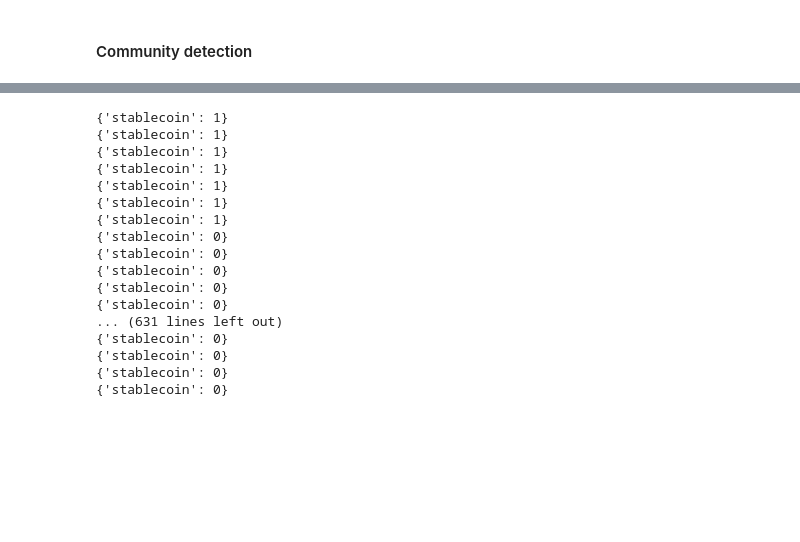
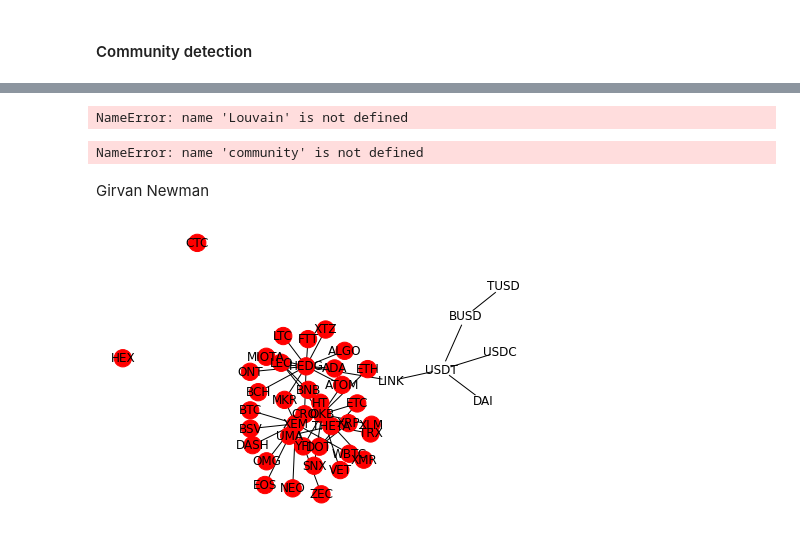
Before and after one commit to FedeScenna/Crypto_NetworkAnalysis, a Jupyter notebook: 05_NetworkAnalysis.ipynb, the cells around one changed output, grey strips where cells are left out. Saved outputs shown, nothing was run; the diff lists cells and outputs as text; code cells hidden in the pictures; blank space fills up the shorter version.

Commit message:
louvain and modularity

```diff
--- a/05_NetworkAnalysis.ipynb
+++ b/05_NetworkAnalysis.ipynb
@@ -396,21 +164,50 @@ KeyError: 'pos'
-# %%
-for edge in G.edges():
-    print(G.nodes[edge[0]])
-# %% [output]
-{'stablecoin': 1}
-{'stablecoin': 1}
-{'stablecoin': 1}
-{'stablecoin': 1}
-{'stablecoin': 1}
-{'stablecoin': 1}
-{'stablecoin': 1}
-{'stablecoin': 0}
-{'stablecoin': 0}
-{'stablecoin': 0}
-{'stablecoin': 0}
-{'stablecoin': 0}
-... (631 lines left out)
-{'stablecoin': 0}
-{'stablecoin': 0}
-{'stablecoin': 0}
-{'stablecoin': 0}
+# %%
+Louvain
+# %% [output]
+NameError: name 'Louvain' is not defined
+# %%
+communities = community.louvain_communities(mst)
+# find the nodes forming the communities
+node_groups = []
+
+for com in communities:
+  node_groups.append(list(com))
+
+color_map = []
+for node in G:
+  if node in node_groups[0]:
+    color_map.append('white')
+  else:
+    color_map.append('red')
+
+
+pos= nx.kamada_kawai_layout(G)
+nx.draw(mst, node_color=color_map, with_labels=True, pos = pos)
+plt.savefig("img/community_louvain.png", format="PNG")
+plt.show()
+# %% [output]
+NameError: name 'community' is not defined
+# %% [markdown]
+Girvan Newman
+# %%
+communities = girvan_newman(mst)
+# find the nodes forming the communities
+node_groups = []
+
+for com in communities:
+  node_groups.append(list(com))
+
+color_map = []
+for node in G:
+  if node in node_groups[0]:
+    color_map.append('white')
+  else:
+    color_map.append('red')
+
+
+pos= nx.kamada_kawai_layout(G)
+nx.draw(mst, node_color=color_map, with_labels=True, pos = pos)
+plt.savefig("img/community_gn.png", format="PNG")
+plt.show()
+# %% [output]
+[figure, added]
```
Also changed, not shown: parts of 29 cells of this notebook.
